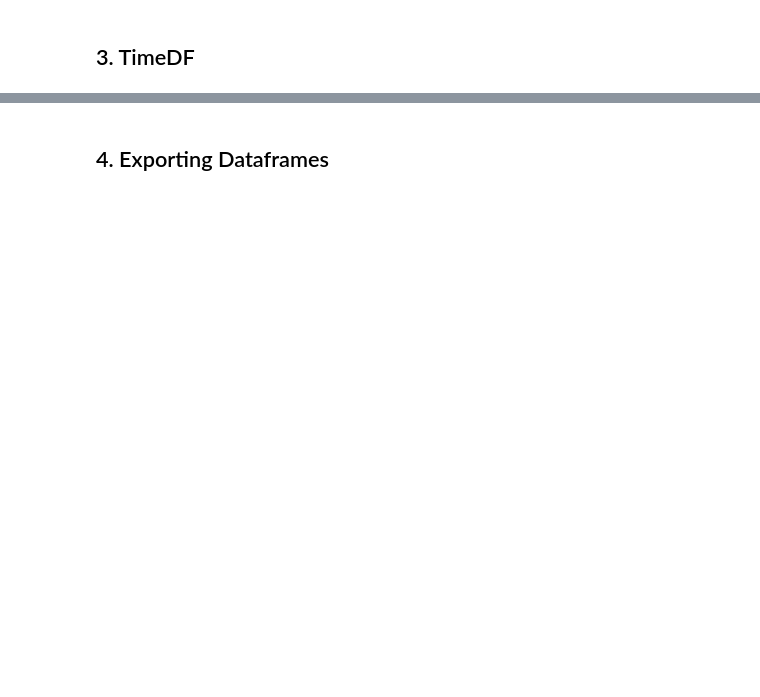
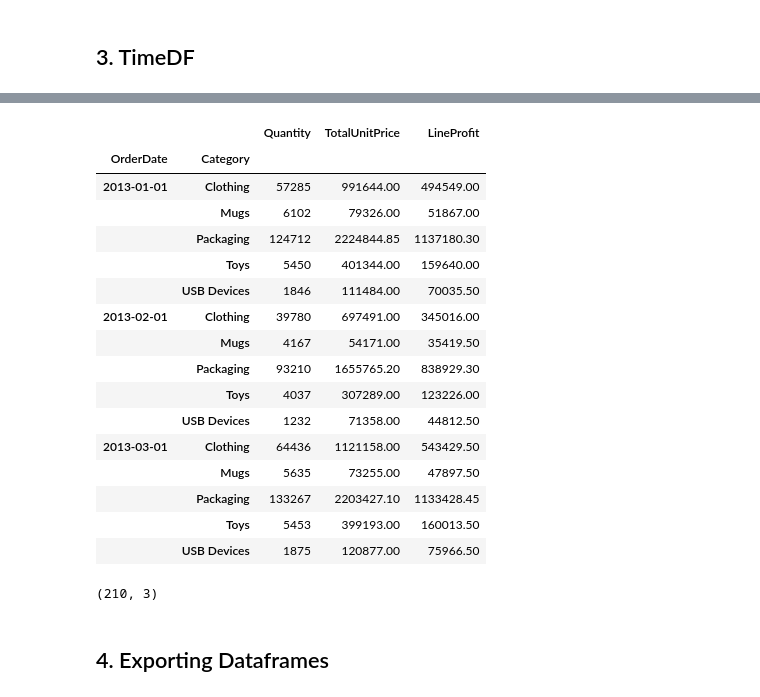
Before and after one commit to andrewbruening/Wide-World-Importers-Product-Analysis, a Jupyter notebook: WideWorldImporters Project.ipynb, the cells around one changed output, grey strips where cells are left out. Saved outputs shown, nothing was run; the diff lists cells and outputs as text; code cells hidden in the pictures; blank space fills up the shorter version.

```diff
--- a/WideWorldImporters Project.ipynb
+++ b/WideWorldImporters Project.ipynb
@@ -230,13 +249,27 @@ productdf.head()
 # Plus, we don't actually need timedf at the granularity level of stock items
 # Our first step in converting our item names to categories is standardizing strings as lowercase
 timedf.StockItemName = timedf.StockItemName.str.lower()
-# %%
-# 3.1 -- Then we'll use regex with lambda expressions to categorize our stock items
-timedf.StockItemName = timedf.StockItemName.apply(lambda x: re.sub(r"(.*packaging.*|.*bubble.*|.*tape.*|.*box.*|.*bag.*|.*shipping.*|.*marker.*|.*cushion.*|.*blade.*|.*knife.*)", 'Packaging', str(x)))
-timedf.StockItemName = timedf.StockItemName.apply(lambda x: re.sub(r"(.*shirt.*|.*furry.*|.*slippers.*|.*mask.*|.*hoodie.*)", 'Clothing', str(x)))
-timedf.StockItemName = timedf.StockItemName.apply(lambda x: re.sub(r"(.*usb.*)", 'USB Devices', str(x)))
-timedf.StockItemName = timedf.StockItemName.apply(lambda x: re.sub(r"(.*chocolate.*)", 'Candy', str(x)))
-timedf.StockItemName = timedf.StockItemName.apply(lambda x: re.sub(r"(.*mug.*)", 'Mugs', str(x)))
-timedf.StockItemName = timedf.StockItemName.apply(lambda x: re.sub(r"(.*superhero.*|.*ride.*|.*remote.*|.*action.*|.*cube.*)", 'Toys', str(x)))
+# %%
+# 3.1 -- We're now defining a new function to sort StockItemName into categories via list comprehension
+# >> If an item name contains any [list values], return the appropriate category name
+def categorize_item(item_name):
+    packaging = ['packaging', 'bubble', 'tape', 'box', 'bag', 'shipping', 'marker', 'cushion', 'blade', 'knife']
+    clothing = ['shirt', 'furry', 'slippers', 'mask', 'hoodie']
+    usb_devices = ['usb']
+    toys = ['superhero', 'ride', 'remote', 'action', 'cube']
+
+    if any([(i) in item_name for i in packaging]):
+        return "Packaging"
+    elif any([(i) in item_name for i in clothing]):
+        return "Clothing"
+    elif any([(i) in item_name for i in usb_devices]):
+        return "USB Devices"
+    elif any([(i) in item_name for i in toys]):
+        return "Toys"
+    elif 'chocolate' in item_name:
+        return "Candy"
+    elif 'mug' in item_name :
+        return "Mugs"
+timedf.StockItemName = timedf.StockItemName.apply(categorize_item)
 # %%
 # 3.2 -- Now to rename StockItemName as Category
@@ -271,3 +317,28 @@ timedf.head()
+# %%
+# 3.8 -- Using .groupby to aggregate measurements along dimensions
+# timedf was previously 9019 rows, and is now 210
+timedf = timedf.groupby(['OrderDate', 'Category']).agg(sum)
+display(timedf.head(15))
+timedf.shape
+# %% [output]
+|  |  | Quantity | TotalUnitPrice | LineProfit |
+| OrderDate | Category |  |  |  |
+| 2013-01-01 | Clothing | 57285 | 991644.00 | 494549.00 |
+|  | Mugs | 6102 | 79326.00 | 51867.00 |
+|  | Packaging | 124712 | 2224844.85 | 1137180.30 |
+|  | Toys | 5450 | 401344.00 | 159640.00 |
+|  | USB Devices | 1846 | 111484.00 | 70035.50 |
+| 2013-02-01 | Clothing | 39780 | 697491.00 | 345016.00 |
+|  | Mugs | 4167 | 54171.00 | 35419.50 |
+|  | Packaging | 93210 | 1655765.20 | 838929.30 |
+|  | Toys | 4037 | 307289.00 | 123226.00 |
+|  | USB Devices | 1232 | 71358.00 | 44812.50 |
+| 2013-03-01 | Clothing | 64436 | 1121158.00 | 543429.50 |
+|  | Mugs | 5635 | 73255.00 | 47897.50 |
+|  | Packaging | 133267 | 2203427.10 | 1133428.45 |
+|  | Toys | 5453 | 399193.00 | 160013.50 |
+|  | USB Devices | 1875 | 120877.00 | 75966.50 |
+(210, 3)
 # %% [markdown]
 ## 4. Exporting Dataframes
 # %%
```
Also changed, not shown: parts of 10 cells of this notebook.
